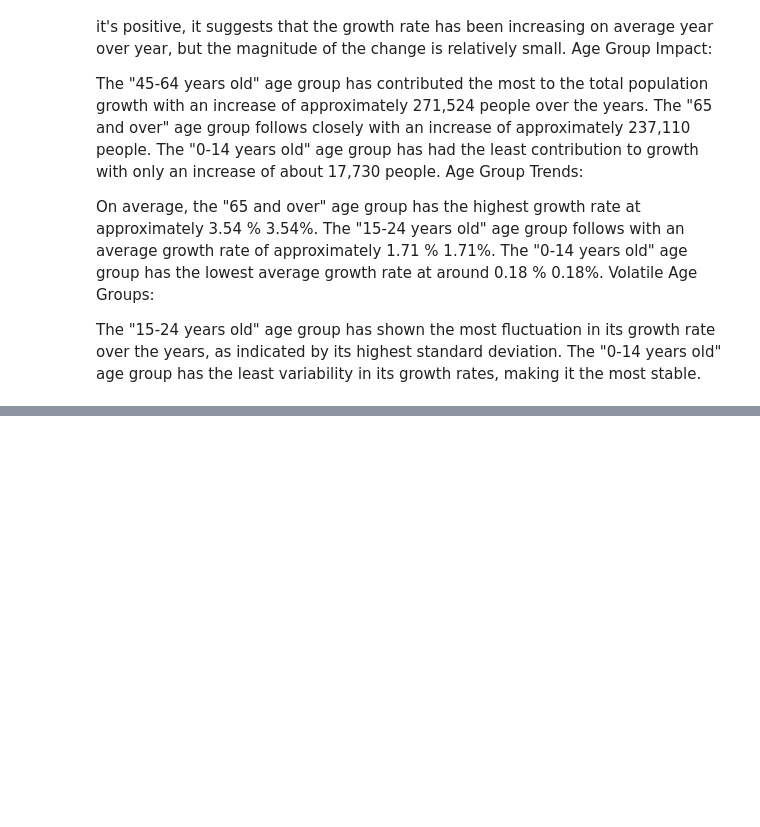
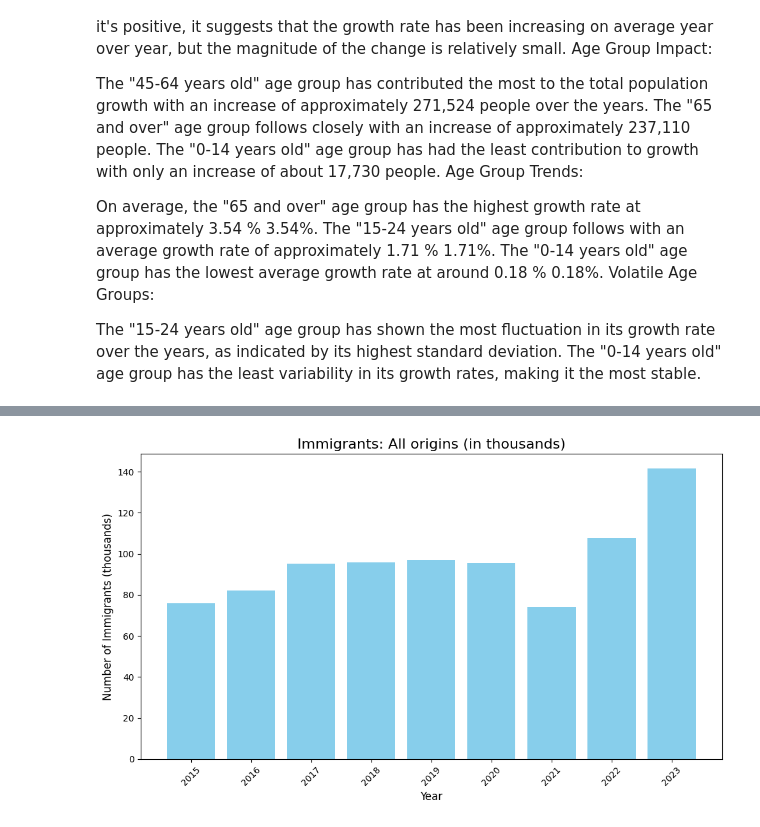
Before and after one commit to Ivkoto/DataAnalyticsMachineLearning, a Jupyter notebook: Data_Preparation/CA1_Data_Prep_V6.ipynb, the cells around one changed output, grey strips where cells are left out. Cells and saved outputs as stored; diff of their text form; code cells hidden in the pictures; blank space fills up the shorter version.

```diff
--- a/Data_Preparation/CA1_Data_Prep_V6.ipynb
+++ b/Data_Preparation/CA1_Data_Prep_V6.ipynb
@@ -1231,0 +1302,23 @@ The "0-14 years old" age group has the least variability in its growth rates, ma
+# %%
+
+import matplotlib.pyplot as plt
+
+# Data for creating the bar chart
+years = ['2015', '2016', '2017', '2018', '2019', '2020', '2021', '2022', '2023']
+values = [75.9, 82.3, 95.3, 96.0, 97.1, 95.6, 74.1, 107.8, 141.6]
+
+# Create the bar chart
+plt.figure(figsize=(10, 6))
+plt.bar(years, values, color='skyblue')
+
+# Title and labels
+plt.title('Immigrants: All origins (in thousands)', fontsize=16)
+plt.xlabel('Year', fontsize=12)
+plt.ylabel('Number of Immigrants (thousands)', fontsize=12)
+plt.xticks(rotation=45)  # Rotate x-axis labels for better readability
+plt.tight_layout()  # Adjust the layout
+
+# Show the plot
+plt.show()
+# %% [output]
+[figure, added]
```
Also changed, not shown: parts of 28 cells of this notebook.
